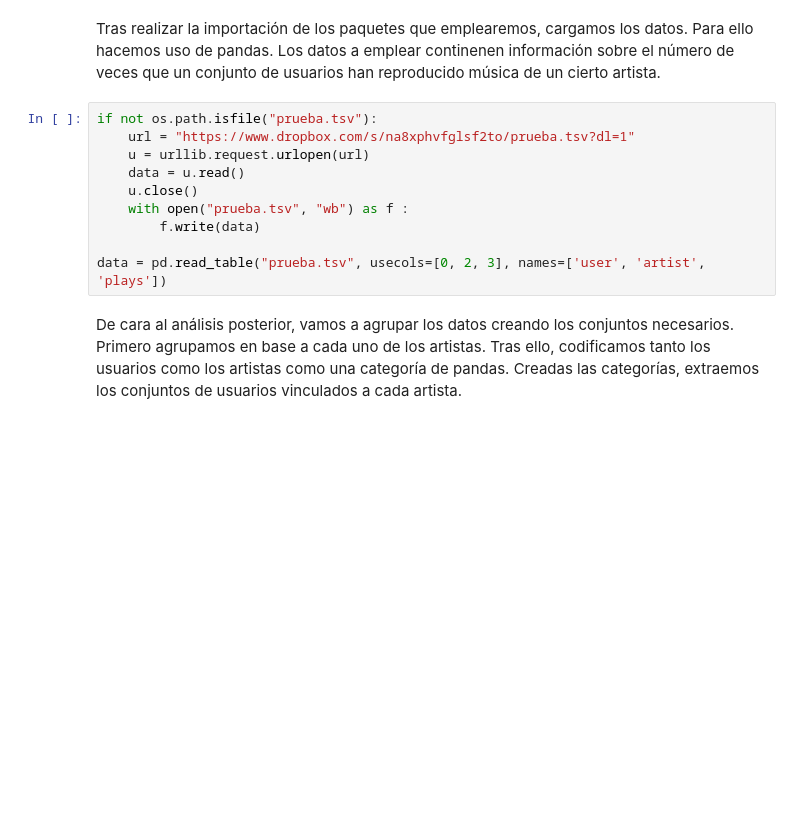
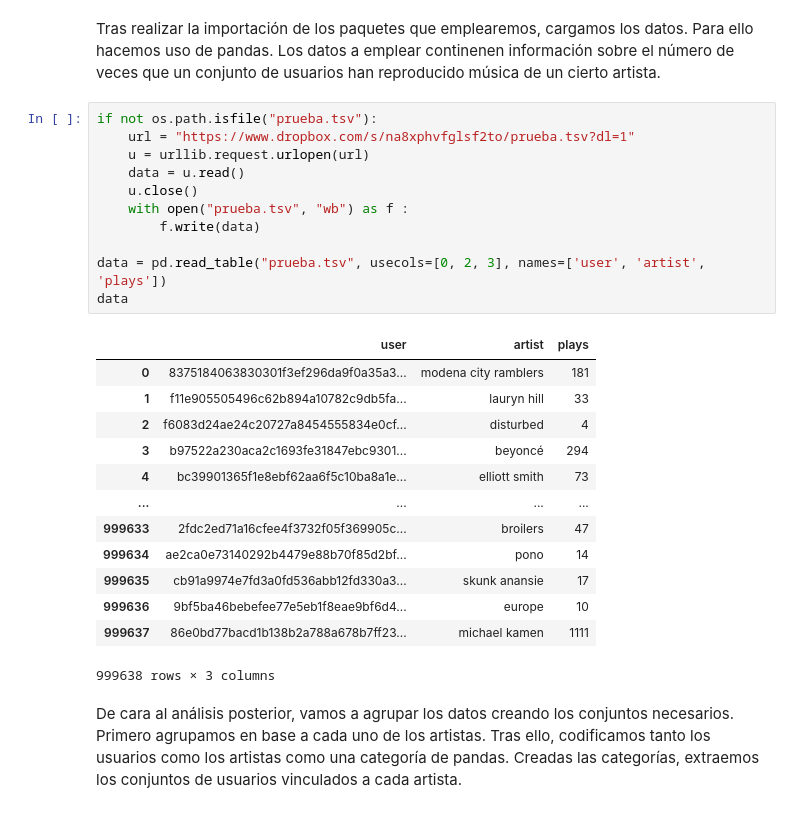
Before and after one commit to Javimh18/AnalisisFund, a Jupyter notebook: P4/ejemplo_ejercicio_metricas.ipynb, the cells around one changed output. Saved outputs shown, nothing was run; the diff lists cells and outputs as text; blank space fills up the shorter version.

```diff
--- a/P4/ejemplo_ejercicio_metricas.ipynb
+++ b/P4/ejemplo_ejercicio_metricas.ipynb
@@ -18,13 +18,28 @@ Tras realizar la importación de los paquetes que emplearemos, cargamos los dato
 # %%
 if not os.path.isfile("prueba.tsv"):
     url = "https://www.dropbox.com/s/na8xphvfglsf2to/prueba.tsv?dl=1"
     u = urllib.request.urlopen(url)
     data = u.read()
     u.close()
     with open("prueba.tsv", "wb") as f :
         f.write(data)
 
 data = pd.read_table("prueba.tsv", usecols=[0, 2, 3], names=['user', 'artist', 'plays'])
+data
+# %% [output]
+|  | user | artist | plays |
+| 0 | 8375184063830301f3ef296da9f0a35a3... | modena city ramblers | 181 |
+| 1 | f11e905505496c62b894a10782c9db5fa... | lauryn hill | 33 |
+| 2 | f6083d24ae24c20727a8454555834e0cf... | disturbed | 4 |
+| 3 | b97522a230aca2c1693fe31847ebc9301... | beyoncé | 294 |
+| 4 | bc39901365f1e8ebf62aa6f5c10ba8a1e... | elliott smith | 73 |
+| ... | ... | ... | ... |
+| 999633 | 2fdc2ed71a16cfee4f3732f05f369905c... | broilers | 47 |
+| 999634 | ae2ca0e73140292b4479e88b70f85d2bf... | pono | 14 |
+| 999635 | cb91a9974e7fd3a0fd536abb12fd330a3... | skunk anansie | 17 |
+| 999636 | 9bf5ba46bebefee77e5eb1f8eae9bf6d4... | europe | 10 |
+| 999637 | 86e0bd77bacd1b138b2a788a678b7ff23... | michael kamen | 1111 |
+999638 rows × 3 columns
 # %% [markdown]
 De cara al análisis posterior, vamos a agrupar los datos creando los conjuntos necesarios. Primero agrupamos en base a cada uno de los artistas. Tras ello, codificamos tanto los usuarios como los artistas como una categoría de pandas. Creadas las categorías, extraemos los conjuntos de usuarios vinculados a cada artista.
 # %%
```
Also changed, not shown: parts of 6 cells of this notebook, 1 other file.
